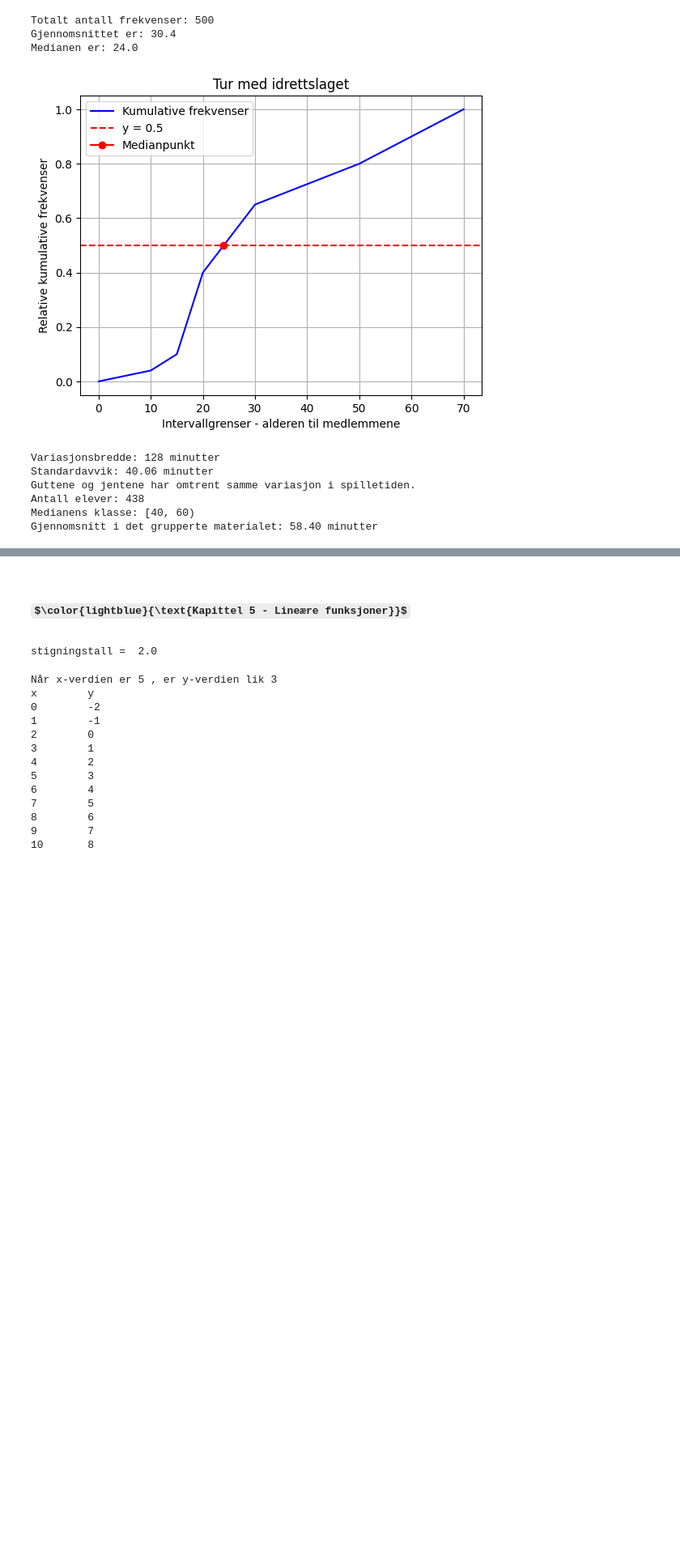
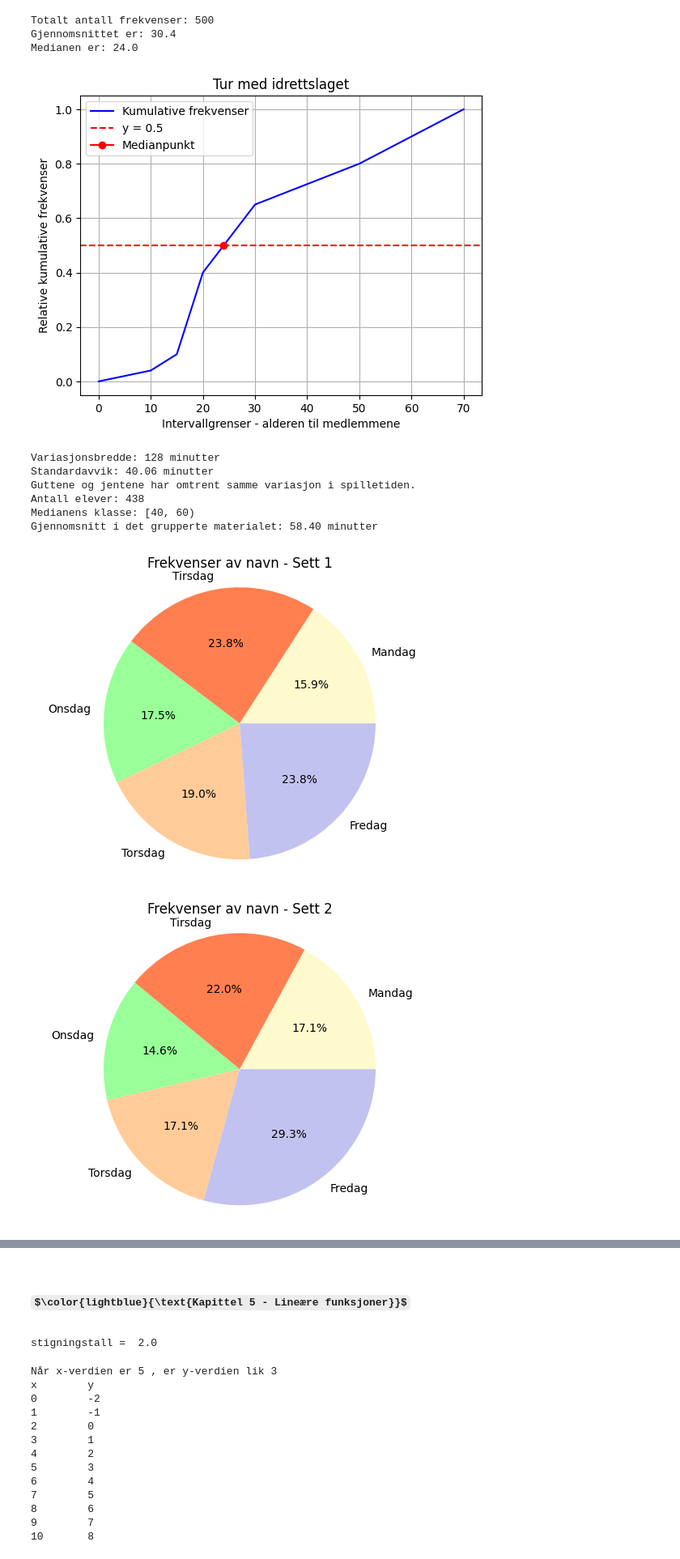
Before and after one commit to hanska91/Matematikk-2P-Y, a Jupyter notebook: Matematikkboka 2P-Y + Litt annet.ipynb, the cells around one changed output, grey strips where cells are left out. Shown at 81% size. Saved outputs shown, nothing was run; the diff lists cells and outputs as text; code cells hidden in the pictures; some formulas as TeX source; blank space fills up the shorter version.

```diff
--- a/Matematikkboka 2P-Y + Litt annet.ipynb
+++ b/Matematikkboka 2P-Y + Litt annet.ipynb
@@ -2064,3 +2095,71 @@ Guttene og jentene har omtrent samme variasjon i spilletiden.
 Antall elever: 438
 Medianens klasse: [40, 60)
 Gjennomsnitt i det grupperte materialet: 58.40 minutter
+# %%
+#Søyle, sektor og linjediagram med 2 sett av frekvenser
+import matplotlib.pyplot as plt
+import numpy as np
+
+# Liste med navn og frekvenser
+navn = ["Mandag", "Tirsdag", "Onsdag", "Torsdag", "Fredag"] # Ukedag
+frekvenser1 = [10, 15, 11, 12, 15]                          # Syklister
+frekvenser2 = [7, 9, 6, 7, 12]                              # Syklister med hjelm
+
+# Fargevalg
+farger = ['lemonchiffon','coral','#99ff99','#ffcc99','#c2c2f0']
+farger1 = ['blue']
+farger2 = ['red']
+
+# Beregn totalfrekvensen for begge sett
+total1 = sum(frekvenser1)
+total2 = sum(frekvenser2)
+
+# Beregn andelene (i prosent) for hver sektor for begge sett
+andelene1 = [100 * frek / total1 for frek in frekvenser1]
+andelene2 = [100 * frek / total2 for frek in frekvenser2]
+
+# Kakediagram for første sett
+plt.pie(andelene1, labels=navn, autopct='%1.1f%%', colors=farger)
+plt.title("Frekvenser av navn - Sett 1")
+plt.axis('equal')
+plt.show()
+
+# Kakediagram for andre sett
+plt.pie(andelene2, labels=navn, autopct='%1.1f%%', colors=farger)
+plt.title("Frekvenser av navn - Sett 2")
+plt.axis('equal')
+plt.show()
+
+# Søylediagram
+bar_width = 0.3  # Reduser bredden på søylene
+index = np.arange(len(navn)) * 1.5  # Øk avstanden mellom søylene
+
+fig, ax = plt.subplots()
+bar1 = ax.bar(index, frekvenser1, bar_width, label='Syklister totalt', color=farger1)
+bar2 = ax.bar(index + bar_width + 0.05, frekvenser2, bar_width, label='Syklister med hjelm', color=farger2)  # Legg til mellomrom mellom søylene
+
+ax.set_xlabel('Ukedag')
+ax.set_ylabel('Frekvens')
+ax.set_title('Syklister totalt og syklister med hjelm')
+ax.set_xticks(index + bar_width / 2 + 0.025)
+ax.set_xticklabels(navn)
+ax.legend()
+
+# Juster y-aksen slik at det høyeste antall frekvenser matcher y-aksen sitt høyeste
+max_frekvens = max(max(frekvenser1), max(frekvenser2))
+ax.set_ylim(0, max_frekvens + 1)
+
+plt.show()
+
+# Linjediagram for første sett
+plt.plot(navn, frekvenser1, marker='o', color='#ff7f0e', label='Sett 1')
+plt.plot(navn, frekvenser2, marker='x', color='#1f77b4', label='Sett 2')
+plt.title("Frekvenser av navn")
+plt.xlabel("Navn")
+plt.ylabel("Frekvens")
+plt.ylim(ymin=0)
+plt.legend()
+plt.show()
+# %% [output]
+[figure, added]
+[figure, added]
```
Also changed, not shown: parts of 18 cells of this notebook.
